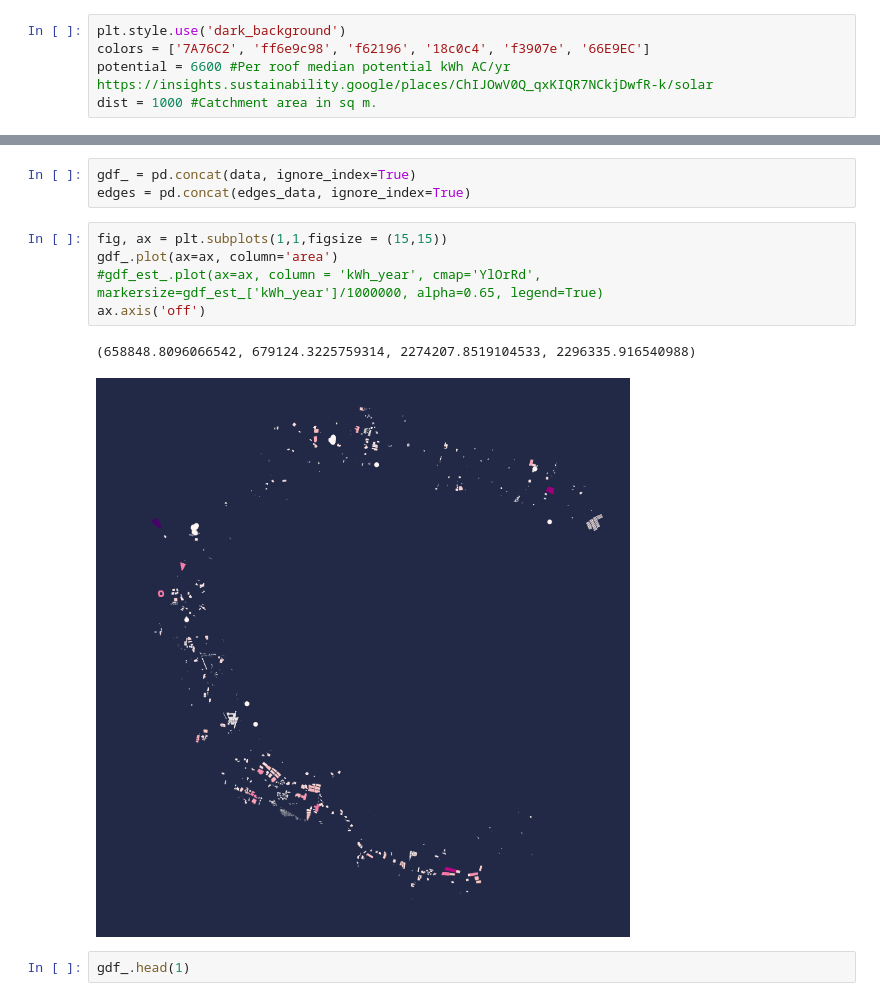
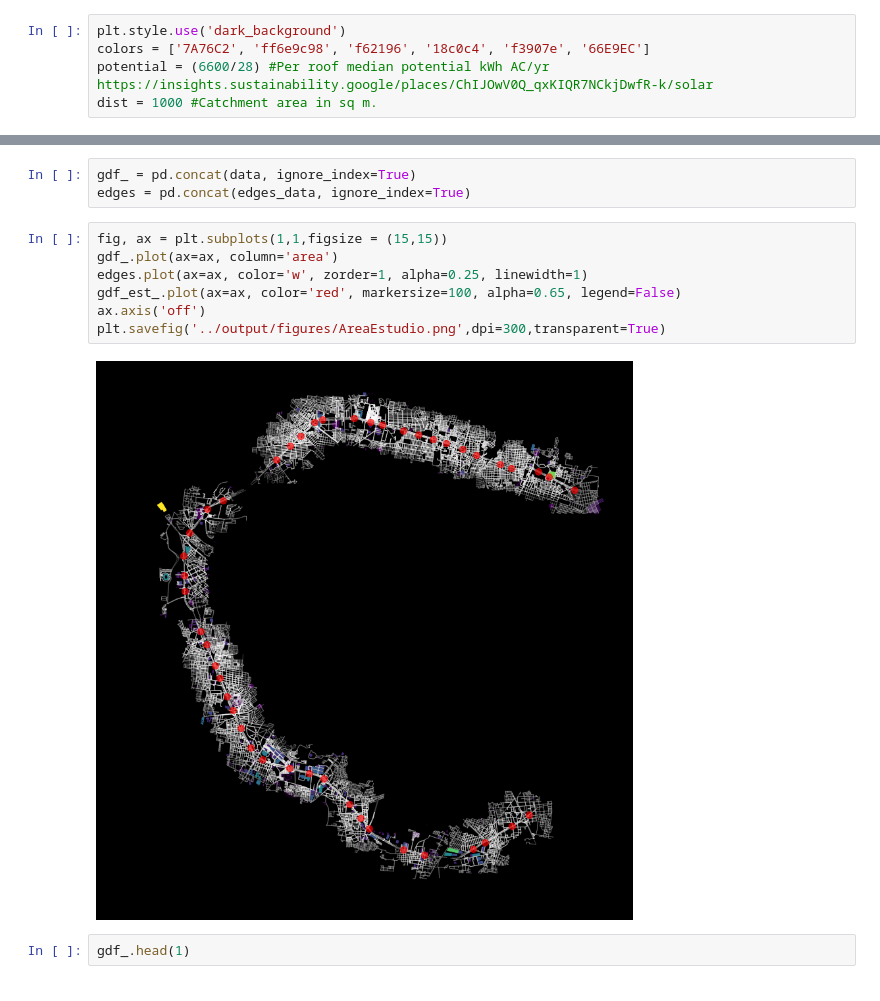
Before and after one commit to lac-analytics/gdlaire, a Jupyter notebook: notebooks/05-PotencialSolar.ipynb, the cells around one changed output, grey strips where cells are left out. Cells and saved outputs as stored; diff of their text form.

Commit message:
Plots baseline estaciones fix calculations

```diff
--- a/notebooks/05-PotencialSolar.ipynb
+++ b/notebooks/05-PotencialSolar.ipynb
@@ -14,7 +14,7 @@ if module_path not in sys.path:
 # %%
 plt.style.use('dark_background')
 colors = ['7A76C2', 'ff6e9c98', 'f62196', '18c0c4', 'f3907e', '66E9EC']
-potential = 6600 #Per roof median potential kWh AC/yr https://insights.sustainability.google/places/ChIJOwV0Q_qxKIQR7NCkjDwfR-k/solar
+potential = (6600/28) #Per roof median potential kWh AC/yr https://insights.sustainability.google/places/ChIJOwV0Q_qxKIQR7NCkjDwfR-k/solar
 dist = 1000 #Catchment area in sq m.
 # %%
 gdf_est = aqiGDL.gdf_from_db('estaciones_gdl','Estaciones')
@@ -55,11 +55,12 @@ edges = pd.concat(edges_data, ignore_index=True)
 # %%
 fig, ax = plt.subplots(1,1,figsize = (15,15))
 gdf_.plot(ax=ax, column='area')
-#gdf_est_.plot(ax=ax, column = 'kWh_year', cmap='YlOrRd', markersize=gdf_est_['kWh_year']/1000000, alpha=0.65, legend=True)
+edges.plot(ax=ax, color='w', zorder=1, alpha=0.25, linewidth=1)
+gdf_est_.plot(ax=ax, color='red', markersize=100, alpha=0.65, legend=False)
 ax.axis('off')
+plt.savefig('../output/figures/AreaEstudio.png',dpi=300,transparent=True)
 # %% [output]
-(658848.8096066542, 679124.3225759314, 2274207.8519104533, 2296335.916540988)
-[figure, old version]
+[figure, new version]
 # %%
 gdf_.head(1)
 # %% [output]
```
Also changed, not shown: parts of 3 cells of this notebook, 5 other files.
